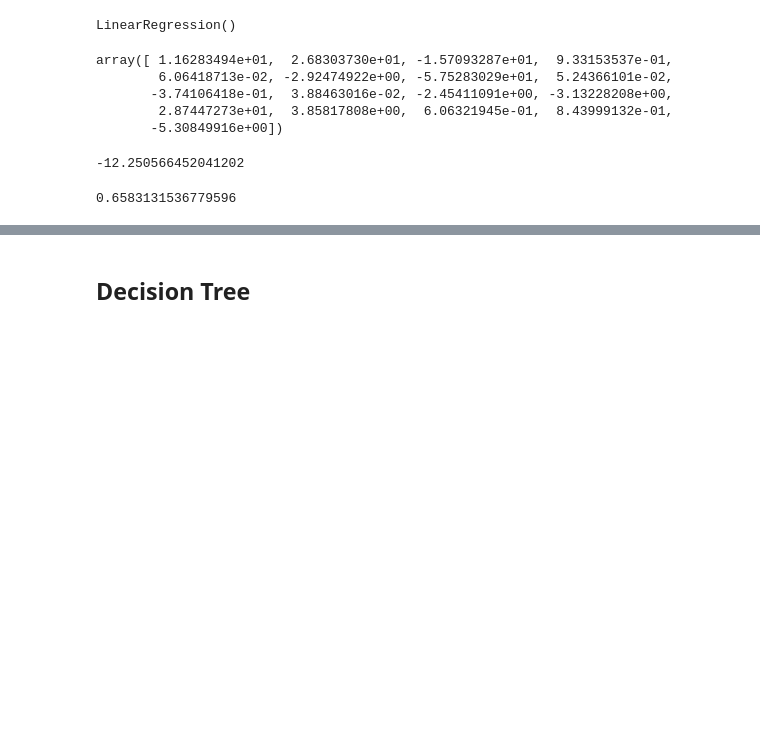
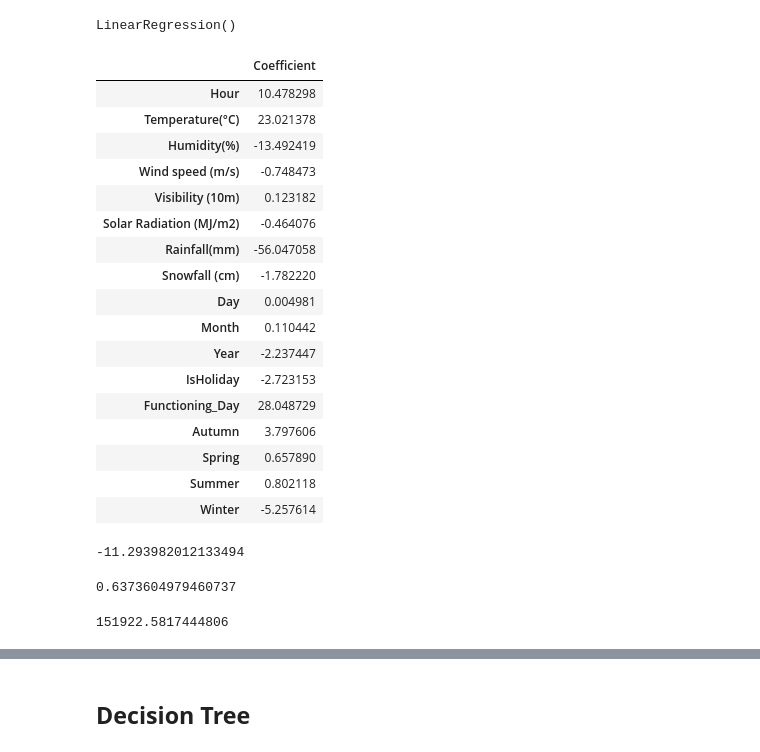
Before and after one commit to sainirajesh17/Seoul-Bike-Sharing-Demand-Prediction, a Jupyter notebook: Bike_Sharing_Demand_Prediction_using_ML_Capstone_Project_II.ipynb, the cells around one changed output, grey strips where cells are left out. Cells and saved outputs as stored; diff of their text form; code cells hidden in the pictures; blank space fills up the shorter version.

```diff
--- a/Bike_Sharing_Demand_Prediction_using_ML_Capstone_Project_II.ipynb
+++ b/Bike_Sharing_Demand_Prediction_using_ML_Capstone_Project_II.ipynb
@@ -381,3 +328,9 @@ plt.show()
+# %%
+q1, q3, median = df['Rented Bike Count'].quantile([0.25,0.75,0.5])
+lower_limit = q1 - 1.5*(q3-q1)
+upper_limit = q3 + 1.5*(q3-q1)
+df['Rented Bike Count'] = np.where(df['Rented Bike Count'] > upper_limit, median, np.where(
+                              df['Rented Bike Count'] < lower_limit, median, df['Rented Bike Count']))
 # %% [markdown]
 ## <b> Splitting the data in Train and Test. </b>
 # %%
@@ -417,22 +370,36 @@ regressor = LinearRegression()
 regressor.fit(X_train, y_train)
 # %% [output]
 LinearRegression()
-# %%
-regressor.coef_
-# %% [output]
-array([ 1.16283494e+01,  2.68303730e+01, -1.57093287e+01,  9.33153537e-01,
-        6.06418713e-02, -2.92474922e+00, -5.75283029e+01,  5.24366101e-02,
-       -3.74106418e-01,  3.88463016e-02, -2.45411091e+00, -3.13228208e+00,
-        2.87447273e+01,  3.85817808e+00,  6.06321945e-01,  8.43999132e-01,
-       -5.30849916e+00])
+# %%
+regressor.coef_
+pd.DataFrame(regressor.coef_,X.columns, columns=['Coefficient'])
+# %% [output]
+|  | Coefficient |
+| Hour | 10.478298 |
+| Temperature(°C) | 23.021378 |
+| Humidity(%) | -13.492419 |
+| Wind speed (m/s) | -0.748473 |
+| Visibility (10m) | 0.123182 |
+| Solar Radiation (MJ/m2) | -0.464076 |
+| Rainfall(mm) | -56.047058 |
+| Snowfall (cm) | -1.782220 |
+| Day | 0.004981 |
+| Month | 0.110442 |
+| Year | -2.237447 |
+| IsHoliday | -2.723153 |
+| Functioning_Day | 28.048729 |
+| Autumn | 3.797606 |
+| Spring | 0.657890 |
+| Summer | 0.802118 |
+| Winter | -5.257614 |
 # %%
 regressor.intercept_
 # %% [output]
--12.250566452041202
+-11.293982012133494
 # %%
 regressor.score(X_train,y_train)
 # %% [output]
-0.6583131536779596
+0.6373604979460737
 # %%
 # Y peredictions on train data
 y_pred_train = regressor.predict(X_train)
@@ -441,0 +413,5 @@ y_pred_test = regressor.predict(X_test)
+# %%
+MSE = mean_squared_error(y_train**2,y_pred_train**2)
+MSE
+# %% [output]
+151922.5817444806
```
Also changed, not shown: parts of 29 cells of this notebook.
